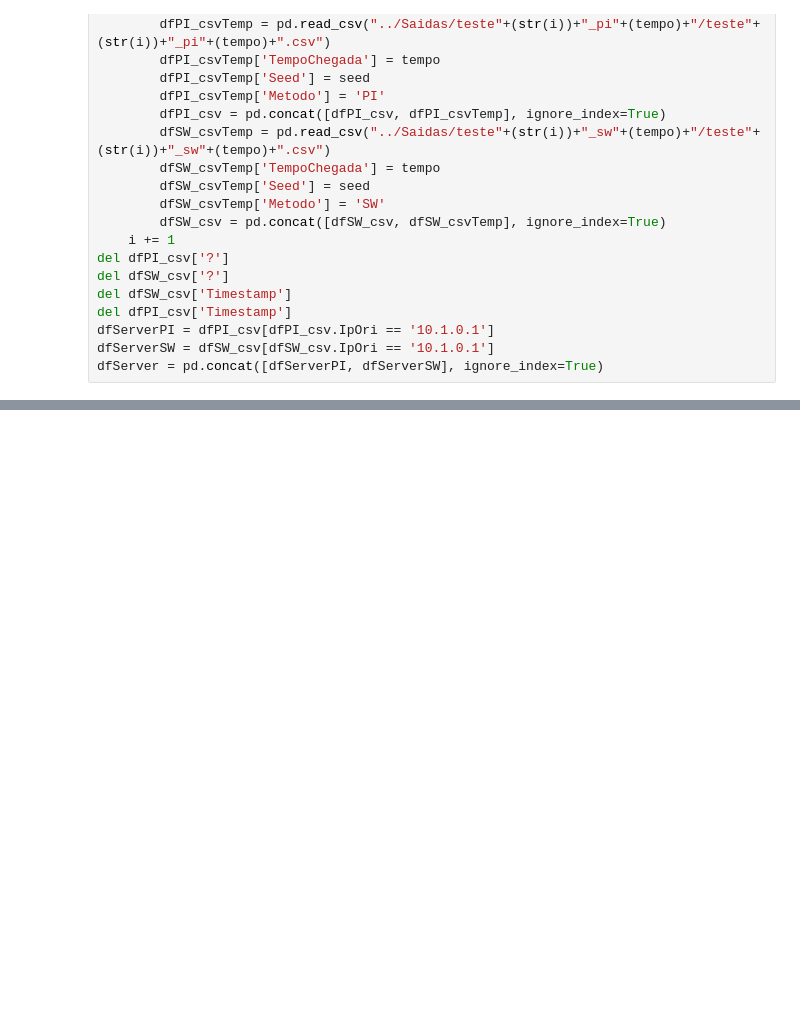
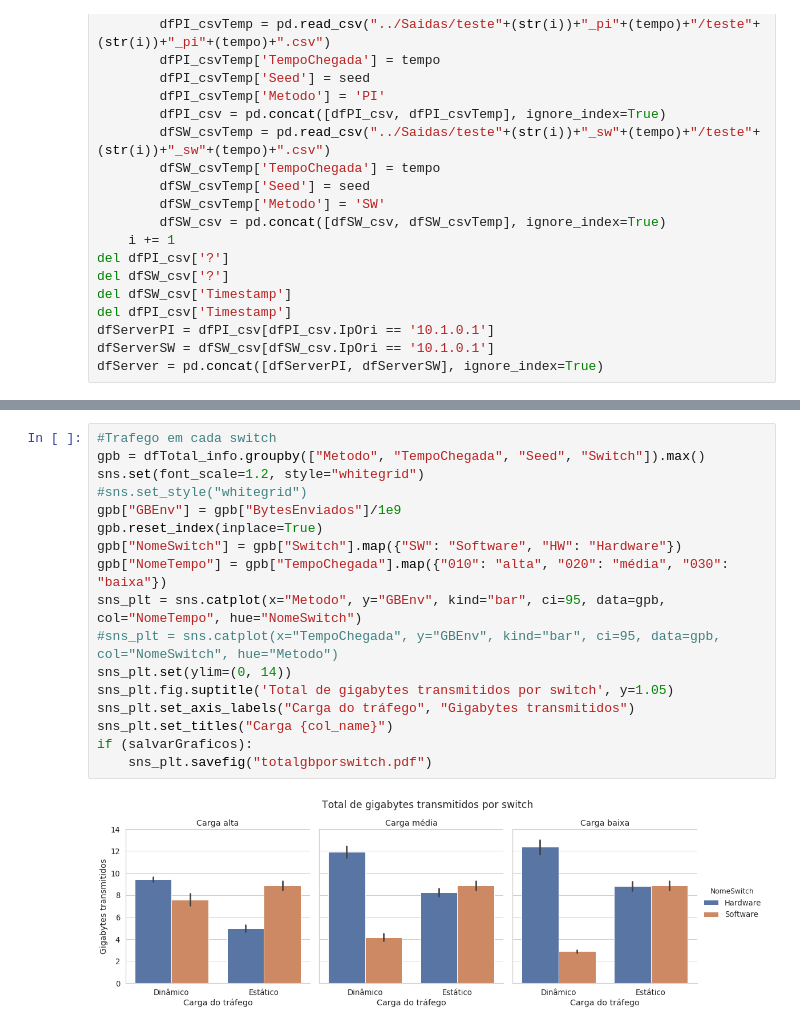
Before and after one commit to pedrobellotti/iperftestes, a Jupyter notebook: Scripts/teste.ipynb, the cells around one changed output, grey strips where cells are left out. Drawn from its saved outputs; the diff is of its cells as text; blank space fills up the shorter version.

```diff
--- a/Scripts/teste.ipynb
+++ b/Scripts/teste.ipynb
@@ -76,0 +102,19 @@ dfServer = pd.concat([dfServerPI, dfServerSW], ignore_index=True)
+# %%
+#Trafego em cada switch
+gpb = dfTotal_info.groupby(["Metodo", "TempoChegada", "Seed", "Switch"]).max()
+sns.set(font_scale=1.2, style="whitegrid")
+#sns.set_style("whitegrid")
+gpb["GBEnv"] = gpb["BytesEnviados"]/1e9
+gpb.reset_index(inplace=True)
+gpb["NomeSwitch"] = gpb["Switch"].map({"SW": "Software", "HW": "Hardware"})
+gpb["NomeTempo"] = gpb["TempoChegada"].map({"010": "alta", "020": "média", "030": "baixa"})
+sns_plt = sns.catplot(x="Metodo", y="GBEnv", kind="bar", ci=95, data=gpb, col="NomeTempo", hue="NomeSwitch")
+#sns_plt = sns.catplot(x="TempoChegada", y="GBEnv", kind="bar", ci=95, data=gpb, col="NomeSwitch", hue="Metodo")
+sns_plt.set(ylim=(0, 14))
+sns_plt.fig.suptitle('Total de gigabytes transmitidos por switch', y=1.05)
+sns_plt.set_axis_labels("Carga do tráfego", "Gigabytes transmitidos")
+sns_plt.set_titles("Carga {col_name}")
+if (salvarGraficos):
+    sns_plt.savefig("totalgbporswitch.pdf")
+# %% [output]
+[figure, added]
```
Also changed, not shown: parts of 20 cells of this notebook, 11 other files.
